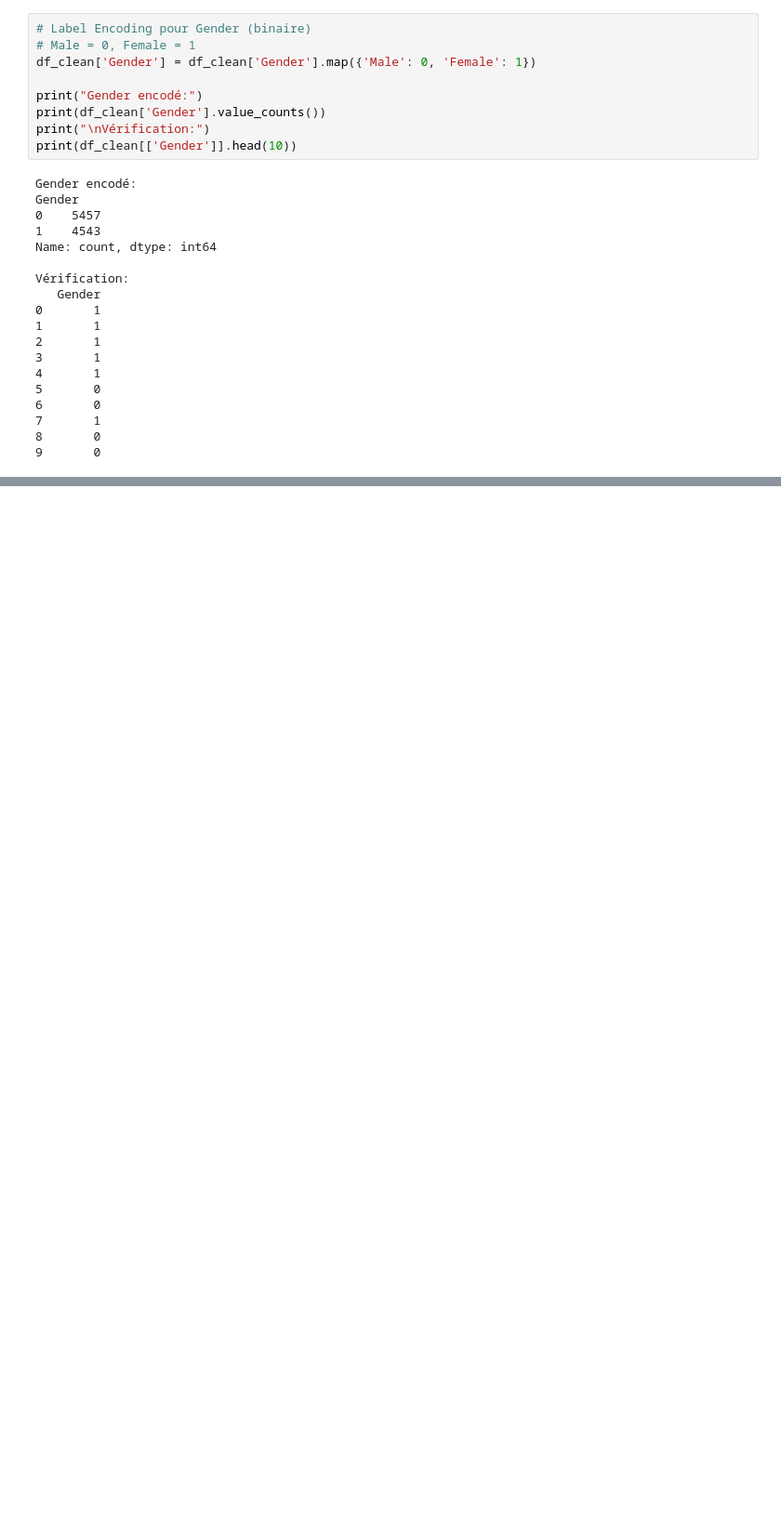
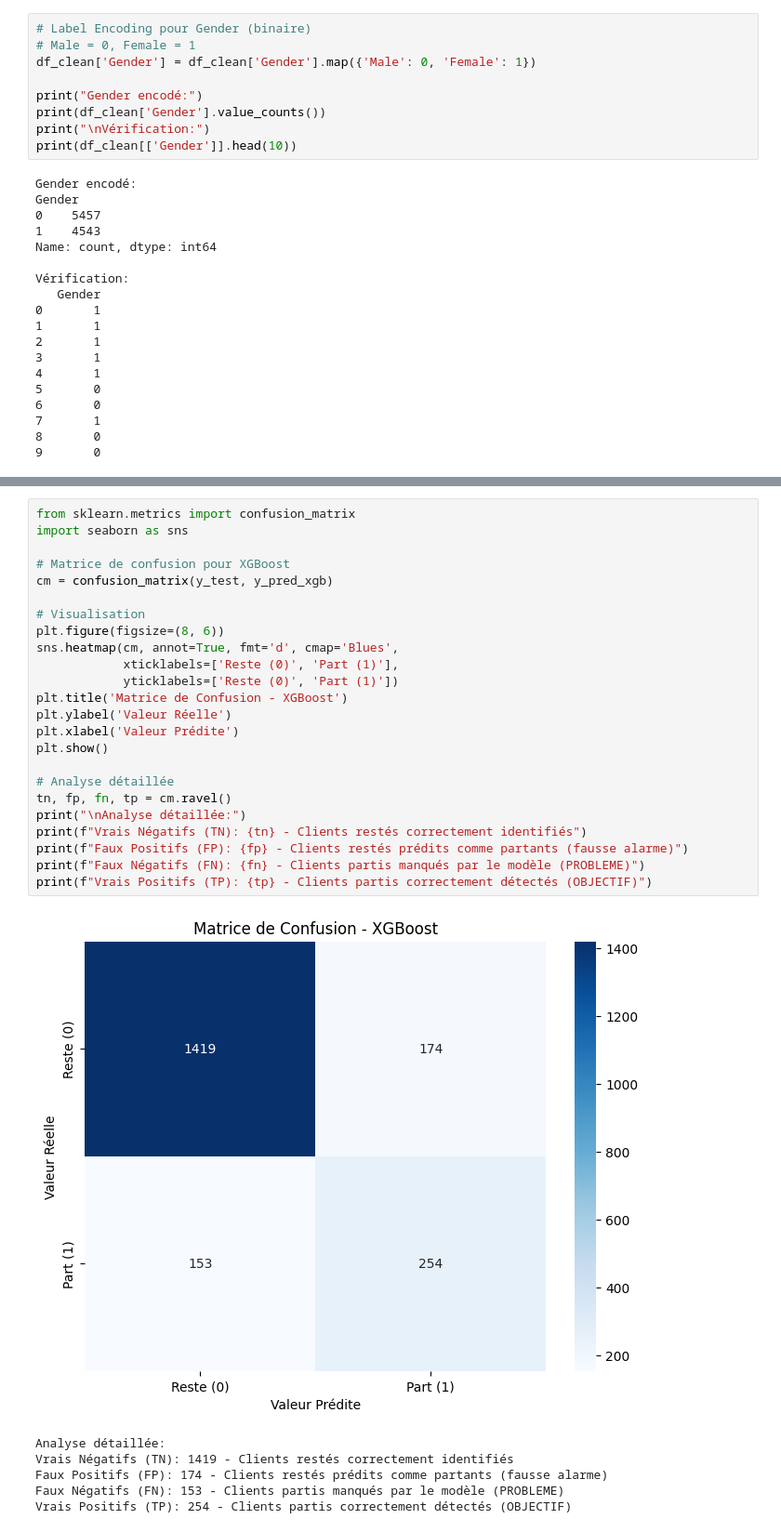
Before and after one commit to Ibrahym00/projet-data-science-fac, a Jupyter notebook: notebooks/02_preprocessing_modeling.ipynb, the cells around one changed output, grey strips where cells are left out. Shown at 93% size. Saved outputs shown, nothing was run; the diff lists cells and outputs as text; blank space fills up the shorter version.

```diff
--- a/notebooks/02_preprocessing_modeling.ipynb
+++ b/notebooks/02_preprocessing_modeling.ipynb
@@ -167,0 +500,31 @@ print(df_encoded.head())
+# %%
+from sklearn.metrics import confusion_matrix
+import seaborn as sns
+
+# Matrice de confusion pour XGBoost
+cm = confusion_matrix(y_test, y_pred_xgb)
+
+# Visualisation
+plt.figure(figsize=(8, 6))
+sns.heatmap(cm, annot=True, fmt='d', cmap='Blues',
+            xticklabels=['Reste (0)', 'Part (1)'],
+            yticklabels=['Reste (0)', 'Part (1)'])
+plt.title('Matrice de Confusion - XGBoost')
+plt.ylabel('Valeur Réelle')
+plt.xlabel('Valeur Prédite')
+plt.show()
+
+# Analyse détaillée
+tn, fp, fn, tp = cm.ravel()
+print("\nAnalyse détaillée:")
+print(f"Vrais Négatifs (TN): {tn} - Clients restés correctement identifiés")
+print(f"Faux Positifs (FP): {fp} - Clients restés prédits comme partants (fausse alarme)")
+print(f"Faux Négatifs (FN): {fn} - Clients partis manqués par le modèle (PROBLEME)")
+print(f"Vrais Positifs (TP): {tp} - Clients partis correctement détectés (OBJECTIF)")
+# %% [output]
+[figure, added]
+Analyse détaillée:
+Vrais Négatifs (TN): 1419 - Clients restés correctement identifiés
+Faux Positifs (FP): 174 - Clients restés prédits comme partants (fausse alarme)
+Faux Négatifs (FN): 153 - Clients partis manqués par le modèle (PROBLEME)
+Vrais Positifs (TP): 254 - Clients partis correctement détectés (OBJECTIF)
```
Also changed, not shown: parts of 21 cells of this notebook.
